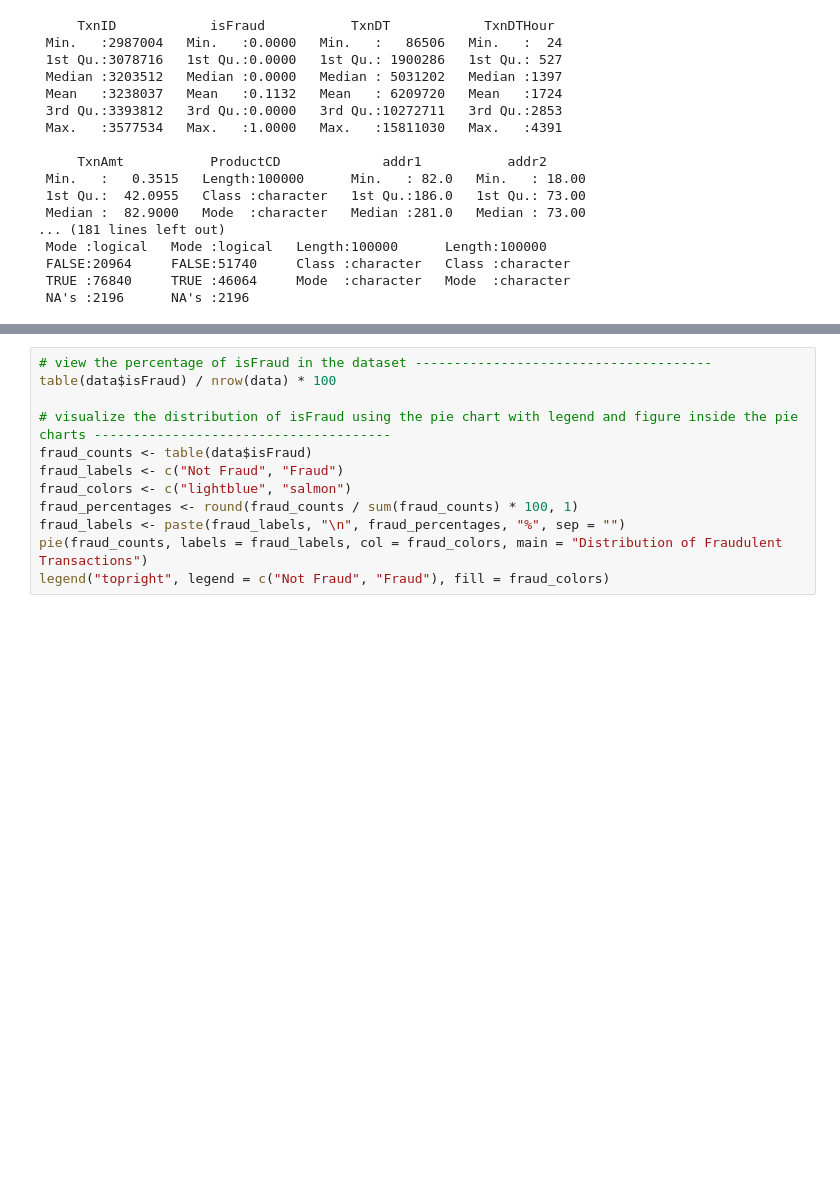
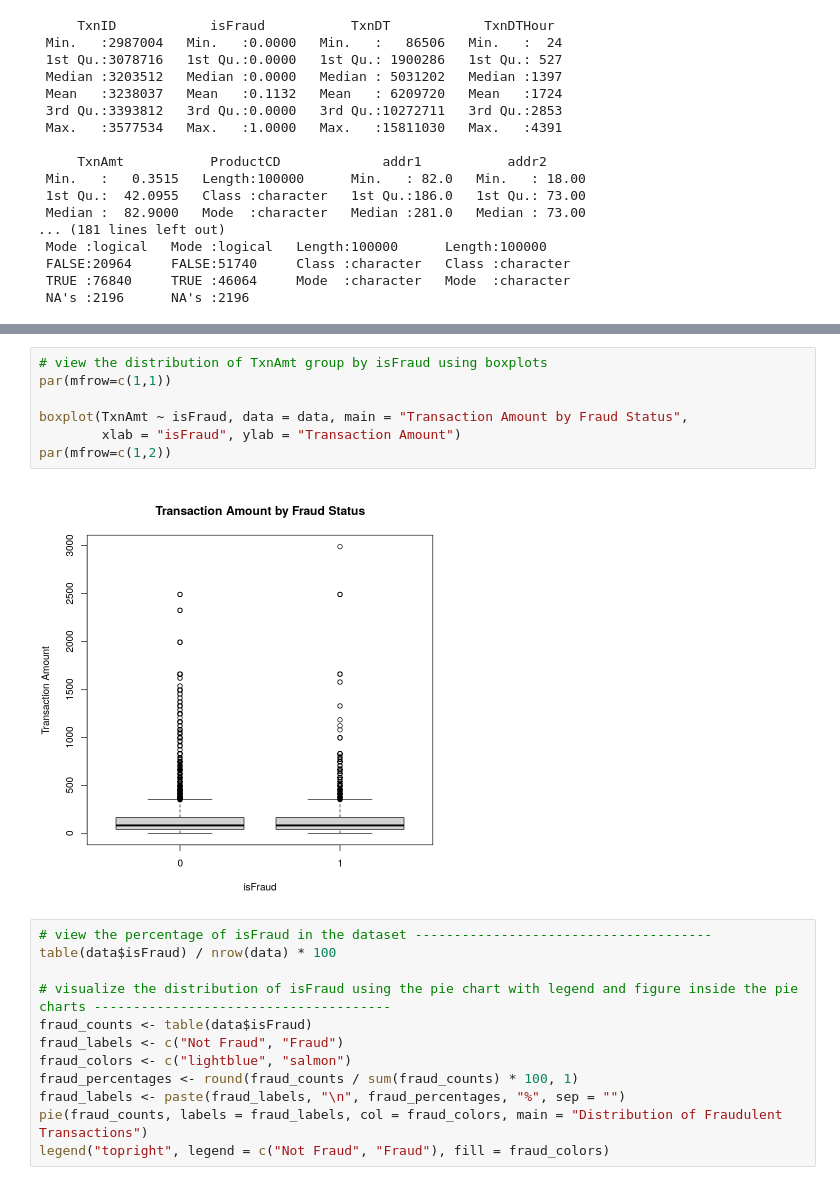
Before and after one commit to ytcctl/peter, a Jupyter notebook: FITE7410/FITE7410_Assgn_1.ipynb, the cells around one changed output, grey strips where cells are left out. Saved outputs shown, nothing was run; the diff lists cells and outputs as text; blank space fills up the shorter version.

```diff
--- a/FITE7410/FITE7410_Assgn_1.ipynb
+++ b/FITE7410/FITE7410_Assgn_1.ipynb
@@ -119,3 +129,12 @@ summary(data)
+# %%
+# view the distribution of TxnAmt group by isFraud using boxplots
+par(mfrow=c(1,1))
+
+boxplot(TxnAmt ~ isFraud, data = data, main = "Transaction Amount by Fraud Status",
+        xlab = "isFraud", ylab = "Transaction Amount")
+par(mfrow=c(1,2))
+# %% [output]
+[figure, added]
 # %%
 # view the percentage of isFraud in the dataset --------------------------------------
 table(data$isFraud) / nrow(data) * 100
```
Also changed, not shown: parts of 1 cell of this notebook, 1 other file.
